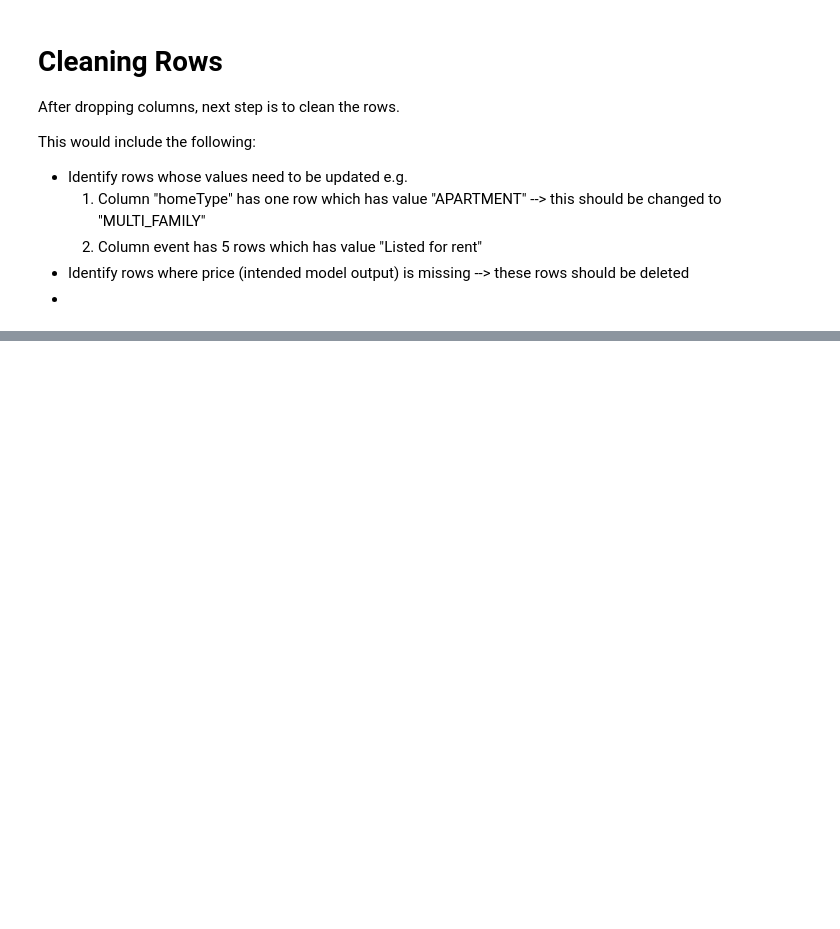
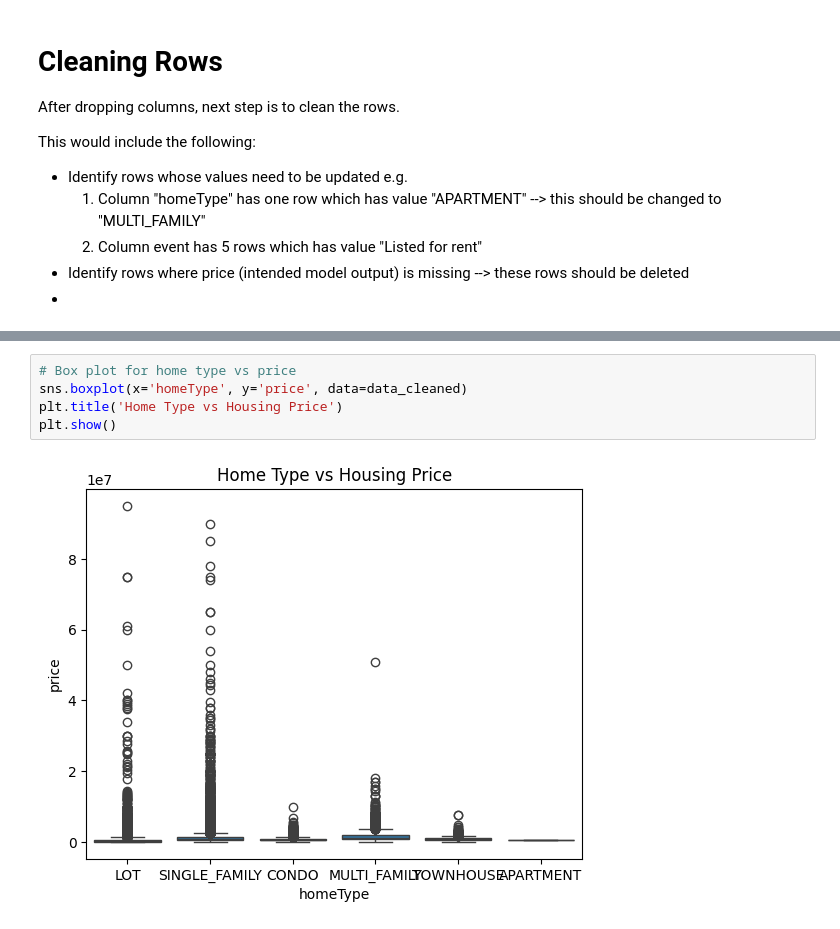
Before and after one commit to soumyaRohan/SDS-CP006-california-housing-prediction, a Jupyter notebook: ph1-data-cleaning-eda/Imtiaz_data_analysis.ipynb, the cells around one changed output, grey strips where cells are left out. Drawn from its saved outputs; the diff is of its cells as text; blank space fills up the shorter version.

```diff
--- a/ph1-data-cleaning-eda/Imtiaz_data_analysis.ipynb
+++ b/ph1-data-cleaning-eda/Imtiaz_data_analysis.ipynb
@@ -221,0 +301,7 @@ Count of rows with no price listed:
+# %%
+# Box plot for home type vs price
+sns.boxplot(x='homeType', y='price', data=data_cleaned)
+plt.title('Home Type vs Housing Price')
+plt.show()
+# %% [output]
+[figure, added]
```
Also changed, not shown: parts of 9 cells of this notebook.
